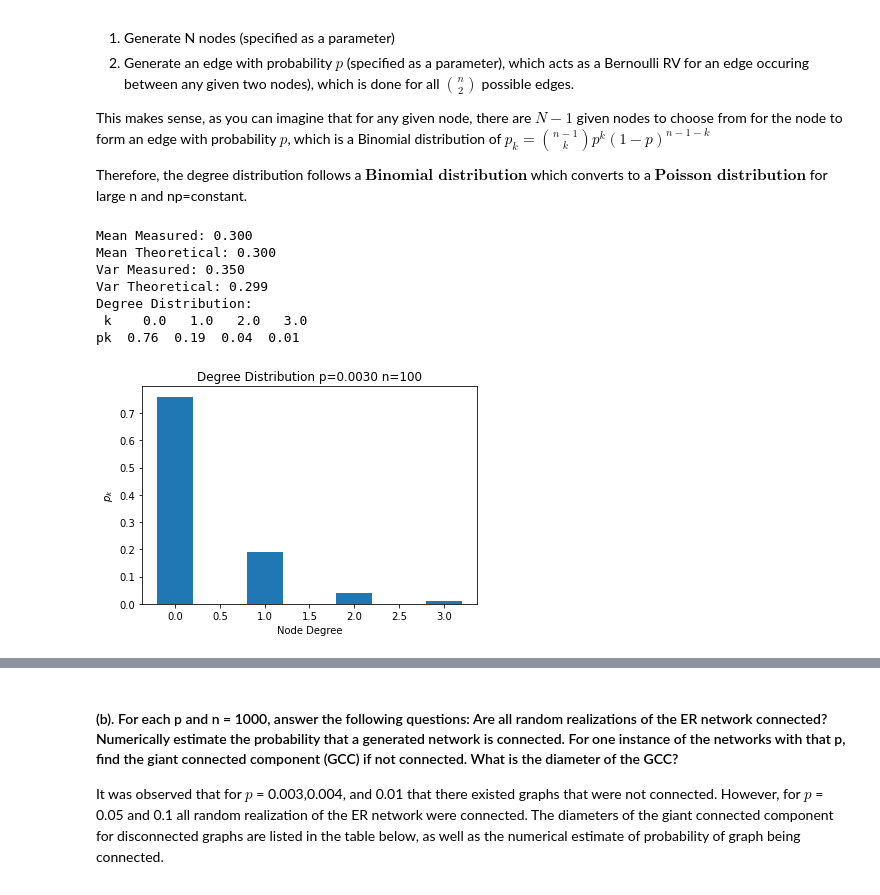
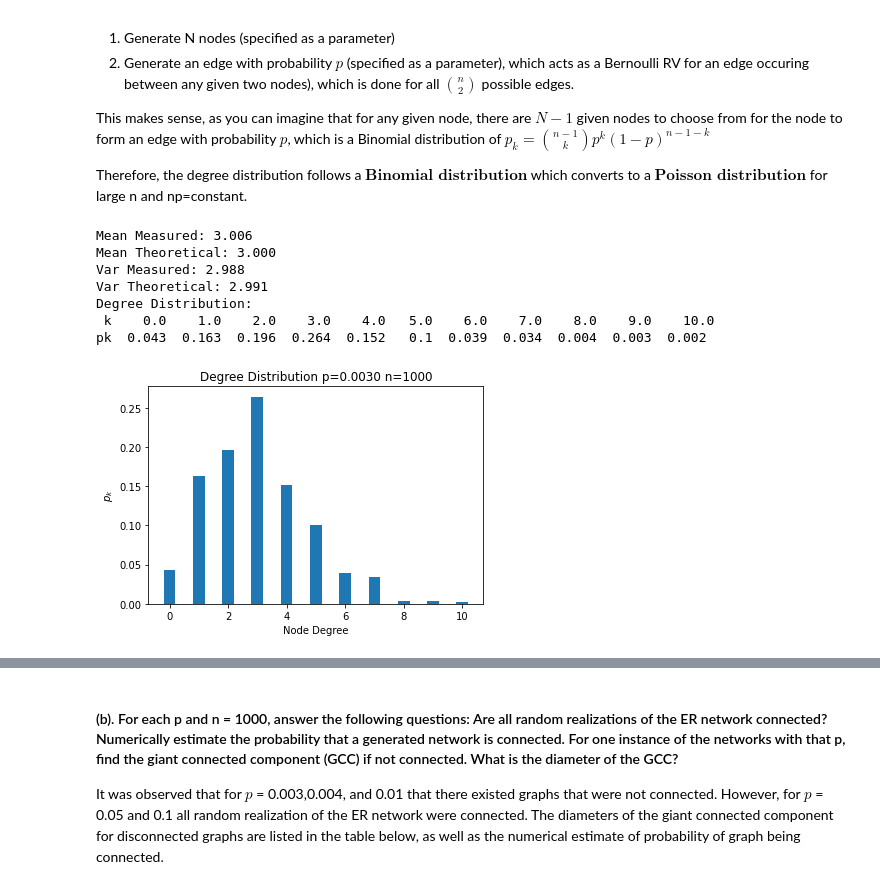
Before and after one commit to mlpotter/ECENGR232E-80, a Jupyter notebook: project_1/Project_1_MLP.ipynb, the cells around one changed output, grey strips where cells are left out. Cells and saved outputs as stored; diff of their text form; code cells hidden in the pictures.

```diff
--- a/project_1/Project_1_MLP.ipynb
+++ b/project_1/Project_1_MLP.ipynb
@@ -64,21 +64,22 @@ This makes sense, as you can imagine that for any given node, there are $N-1$ gi
 
 Therefore, the degree distribution follows a $\textbf{Binomial distribution}$ which converts to a $\textbf{Poisson distribution}$ for large n and np=constant.
 # %%
-N=100; p=0.003;
-g,k,pk = create_ER(100,0.003,True)
+N=1000; p=0.003;
+g,k,pk = create_ER(N,0.003,True)
 plt.figure()
 plt.bar(k,pk,width=0.4)
 plt.xlabel("Node Degree"); plt.ylabel("$p_k$"); plt.title("Degree Distribution p={:.4f} n={:d}".format(p,N))
+plt.savefig('1_1a_n{:.0f}p{:.4f}.png'.format(N,p))
 plt.show()
 # %% [output]
-Mean Measured: 0.300
-Mean Theoretical: 0.300
-Var Measured: 0.350
-Var Theoretical: 0.299
+Mean Measured: 3.006
+Mean Theoretical: 3.000
+Var Measured: 2.988
+Var Theoretical: 2.991
 Degree Distribution:
- k    0.0   1.0   2.0   3.0
-pk  0.76  0.19  0.04  0.01
+ k    0.0    1.0    2.0    3.0    4.0   5.0    6.0    7.0    8.0    9.0    10.0
+pk  0.043  0.163  0.196  0.264  0.152   0.1  0.039  0.034  0.004  0.003  0.002
-[figure, old version]
+[figure, new version]
 # %%
 p_iterate = [0.003,0.004,0.01,0.05,0.1] ; N = 1000
 for p in p_iterate:
```
Also changed, not shown: parts of 65 cells of this notebook.
